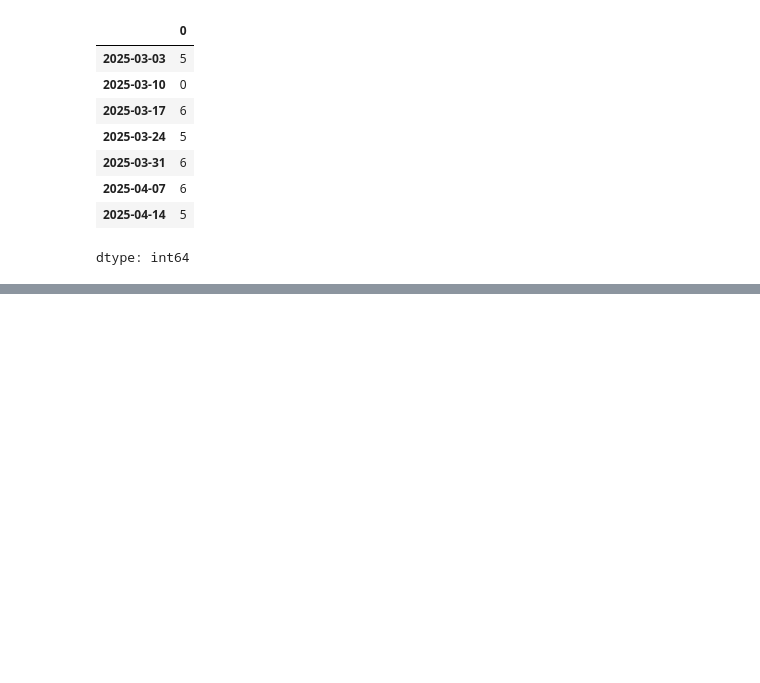
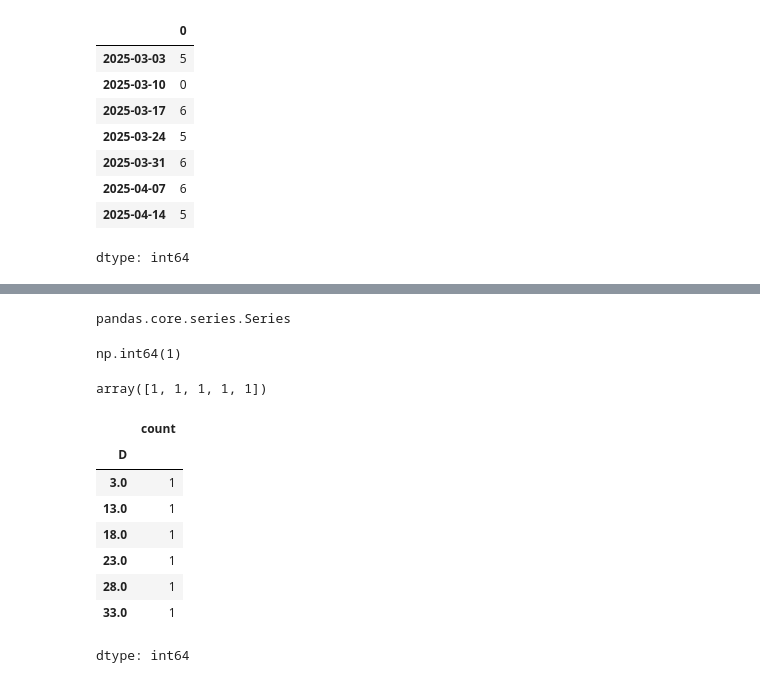
Before and after one commit to wamong/2025-1-myclass-BDA, a Jupyter notebook: inclass/03w_B_wed_0319_dataframe_application.ipynb, the cells around one changed output, grey strips where cells are left out. Cells and saved outputs as stored; diff of their text form; code cells hidden in the pictures; blank space fills up the shorter version.

```diff
--- a/inclass/03w_B_wed_0319_dataframe_application.ipynb
+++ b/inclass/03w_B_wed_0319_dataframe_application.ipynb
@@ -1111,0 +1124,24 @@ dtype: int64
+# %%
+type(s)
+# %% [output]
+pandas.core.series.Series
+# %%
+s[4]
+# %% [output]
+np.int64(1)
+# %%
+s.values
+# %% [output]
+array([1, 1, 1, 1, 1])
+# %%
+df2['D'].value_counts()
+# %% [output]
+|  | count |
+| D |  |
+| 3.0 | 1 |
+| 13.0 | 1 |
+| 18.0 | 1 |
+| 23.0 | 1 |
+| 28.0 | 1 |
+| 33.0 | 1 |
+dtype: int64
```
Also changed, not shown: parts of 14 cells of this notebook.
